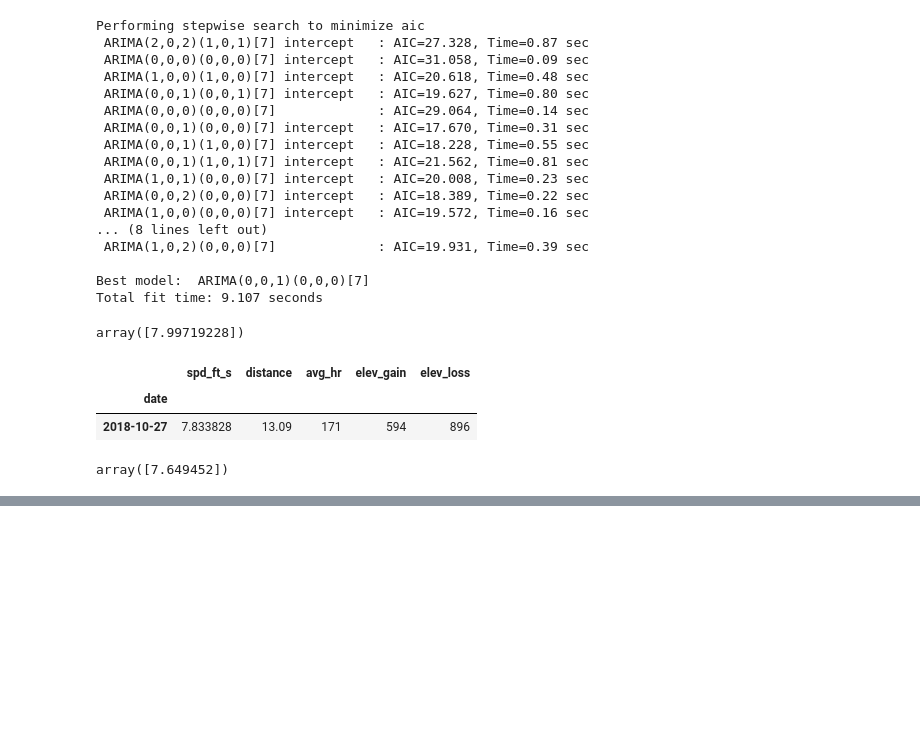
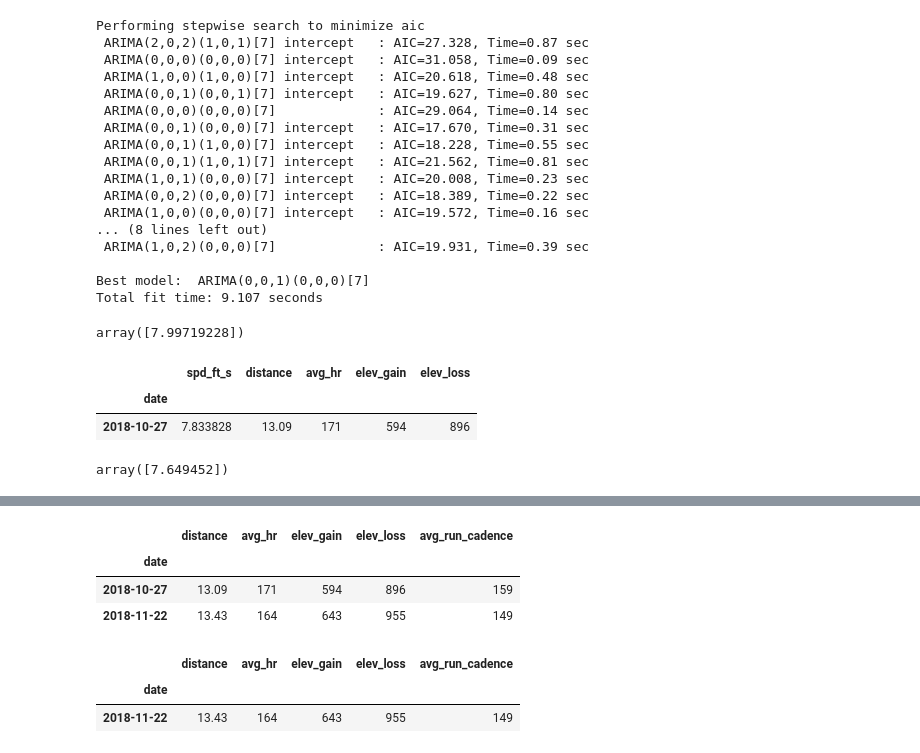
Before and after one commit to keithkruelskie/athlete_prediction, a Jupyter notebook: initial_modeling.ipynb, the cells around one changed output, grey strips where cells are left out. Saved outputs shown, nothing was run; the diff lists cells and outputs as text; code cells hidden in the pictures; blank space fills up the shorter version.

```diff
--- a/initial_modeling.ipynb
+++ b/initial_modeling.ipynb
@@ -511,0 +564,15 @@ array([7.649452])
+# %%
+race_df2[race_df2['is_race']==1][['distance', 'avg_hr','elev_gain', 'elev_loss', 'avg_run_cadence']]
+# %% [output]
+|  | distance | avg_hr | elev_gain | elev_loss | avg_run_cadence |
+| date |  |  |  |  |  |
+| 2018-10-27 | 13.09 | 171 | 594 | 896 | 159 |
+| 2018-11-22 | 13.43 | 164 | 643 | 955 | 149 |
+# %%
+#Let's drop the first race, since it is contained in the data:
+race_df2.drop('2018-10-27', axis = 0, inplace=True)
+race_df2[race_df2['is_race']==1][['distance', 'avg_hr','elev_gain', 'elev_loss', 'avg_run_cadence']]
+# %% [output]
+|  | distance | avg_hr | elev_gain | elev_loss | avg_run_cadence |
+| date |  |  |  |  |  |
+| 2018-11-22 | 13.43 | 164 | 643 | 955 | 149 |
```
Also changed, not shown: parts of 23 cells of this notebook, 7 other files.
